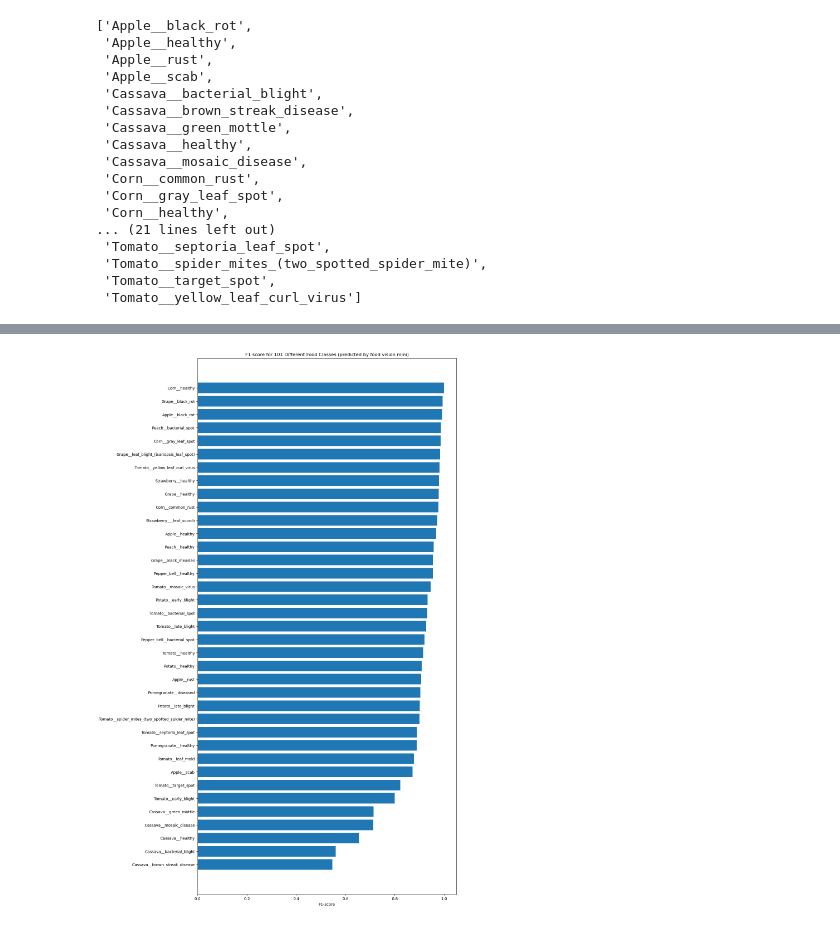
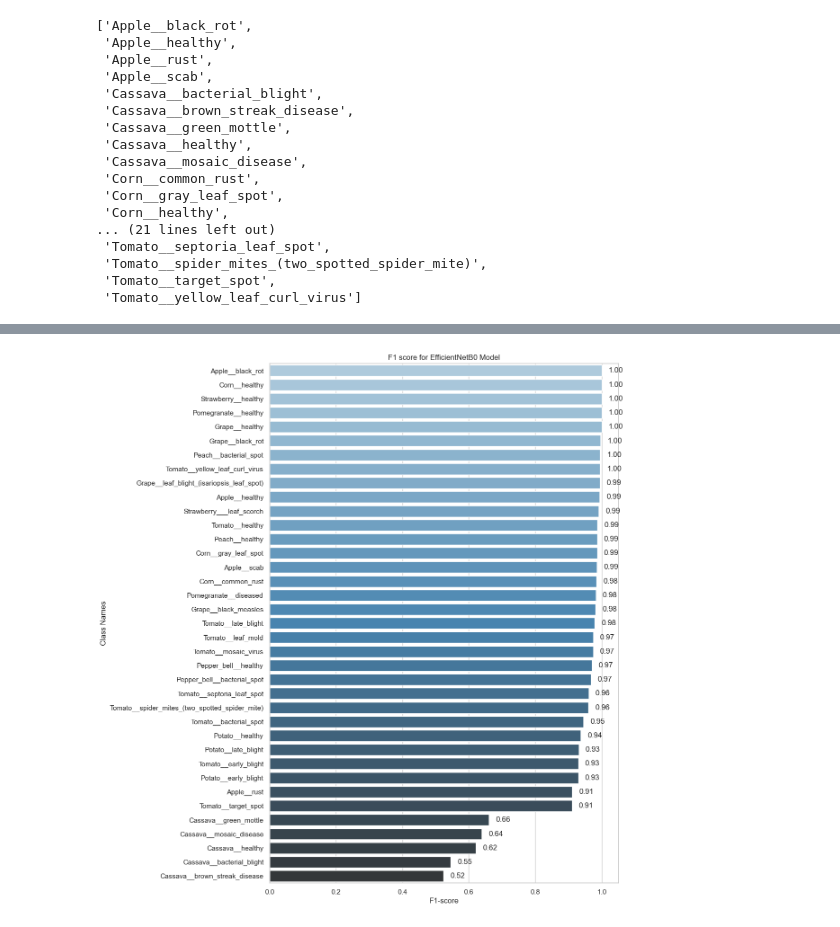
Before and after one commit to mohamedlecter/fyp, a Jupyter notebook: model/model.ipynb, the cells around one changed output, grey strips where cells are left out. Saved outputs shown, nothing was run; the diff lists cells and outputs as text; code cells hidden in the pictures.

```diff
--- a/model/model.ipynb
+++ b/model/model.ipynb
@@ -709,23 +673,32 @@ f1_scores
-# %%
-import matplotlib.pyplot as plt
-
-
-import matplotlib.pyplot as plt
-
-fig, ax = plt.subplots(figsize=(12, 25))
-scores = ax.barh(range(len(f1_scores)), f1_scores["f1-score"].values) # get f1-score value
-ax.set_yticks(range(len(f1_scores)))
-ax.set_yticklabels(f1_scores["class_names"])
-ax.set_xlabel("F1-score")
-ax.set_title("F1 score for 101 Different Food Classes (predicted by food vision mini)")
-ax.invert_yaxis(); # reverse the order of our plot
-fig.savefig("f1-score.png")
-
-
-# Challenge: add value to the end of each bar of what the actual f1-score is
-# (hint: use the "autolabel" function from here: https://matplotlib.org/2.0.2/examples/api/barchart_demo.html)
-# %% [output]
-[figure, removed]
+# %%
+import matplotlib.pyplot as plt
+import seaborn as sns
+
+# Set seaborn style
+sns.set(style="whitegrid")
+
+# Create the figure and axes
+plt.figure(figsize=(10, 15))
+
+# Plot the horizontal bar chart
+ax = sns.barplot(x="f1-score", y="class_names", data=f1_scores, palette="Blues_d")
+
+# Add value labels to the end of each bar
+for p in ax.patches:
+    ax.text(p.get_width() + 0.02, p.get_y() + p.get_height() / 2,
+            '{:.2f}'.format(p.get_width()), ha='left', va='center')
+
+# Set labels and title
+plt.xlabel("F1-score")
+plt.ylabel("Class Names")
+ax.set_title("F1 score for EfficientNetB0 Model")
+
+
+
+# Show the plot
+plt.show()
+# %% [output]
+[figure, added]
 # %%
 converter = tf.lite.TFLiteConverter.from_keras_model(model)
 tflite_model = converter.convert()
```
Also changed, not shown: parts of 31 cells of this notebook, 18 other files.
